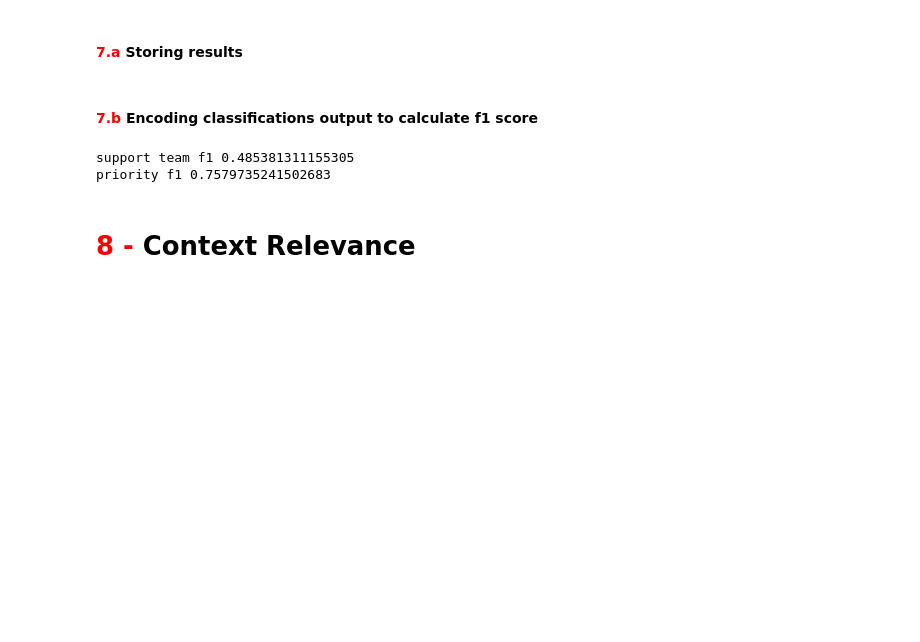
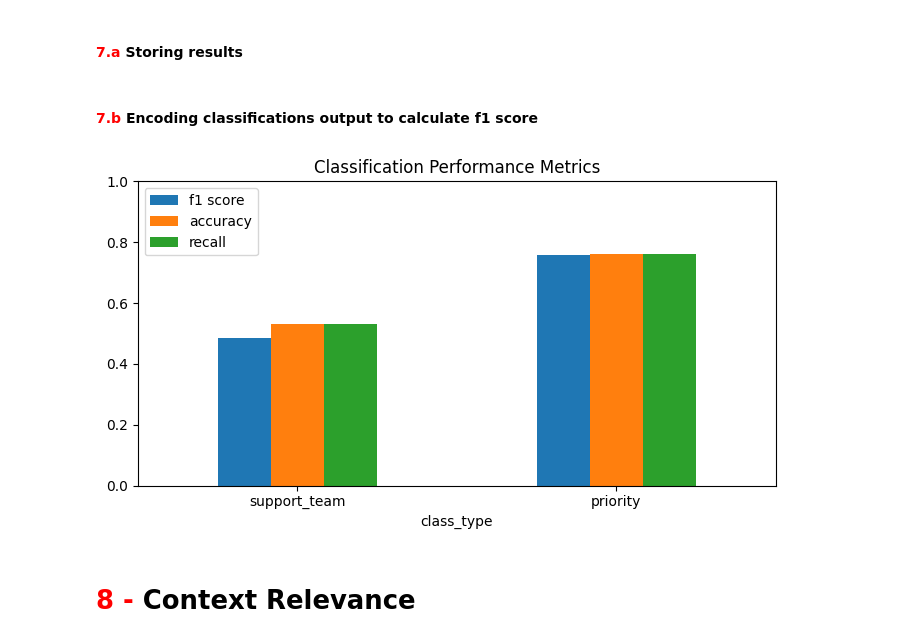
Before and after one commit to SharkSWasik/ai-ticketing-assistant, a Jupyter notebook: notebooks/rag.ipynb, the cells around one changed output. Saved outputs shown, nothing was run; the diff lists cells and outputs as text; code cells hidden in the pictures; blank space fills up the shorter version.

Commit message:
[ADD] classification metrics plot on a small sample of data
Signed-off-by: Apolline Wasik <apolline.wasik@epita.fr>

```diff
--- a/notebooks/rag.ipynb
+++ b/notebooks/rag.ipynb
@@ -258,14 +258,30 @@ encoded_pred_priority = label_encoder.transform(pred_priority)
 label_encoder = LabelEncoder()
 encoded_ref_support_team = label_encoder.fit_transform(ref_support_team)
 encoded_pred_support_team = label_encoder.transform(pred_support_team)
-# %%
-from sklearn.metrics import f1_score
-
-print("support team f1", f1_score(encoded_ref_support_team, encoded_pred_support_team, average="weighted"))
-print("priority f1", f1_score(encoded_ref_priority, encoded_pred_priority, average="weighted"))
-# %% [output]
-support team f1 0.485381311155305
-priority f1 0.7579735241502683
+# %%
+from sklearn.metrics import f1_score, accuracy_score, recall_score
+
+df_score = pd.DataFrame(
+    {
+        "class_type" : ["support_team", "priority"],
+        "f1 score" : [f1_score(encoded_ref_support_team, encoded_pred_support_team, average="weighted"),
+                      f1_score(encoded_ref_priority, encoded_pred_priority, average="weighted")],
+
+        "accuracy" : [accuracy_score(encoded_ref_support_team, encoded_pred_support_team),
+                      accuracy_score(encoded_ref_priority, encoded_pred_priority)],
+
+        "recall" : [recall_score(encoded_ref_support_team, encoded_pred_support_team, average="weighted"),
+                    recall_score(encoded_ref_priority, encoded_pred_priority, average="weighted")]
+    }
+)
+
+df_score.plot(x='class_type', y=['f1 score', 'accuracy', 'recall'], kind='bar', figsize=(7, 4))
+plt.title("Classification Performance Metrics")
+plt.xticks(rotation=0)
+plt.ylim(0,1)
+plt.tight_layout()
+# %% [output]
+[figure, added]
 # %% [markdown]
 # <font color='red'>8 - </font> Context Relevance
 # %%
```
